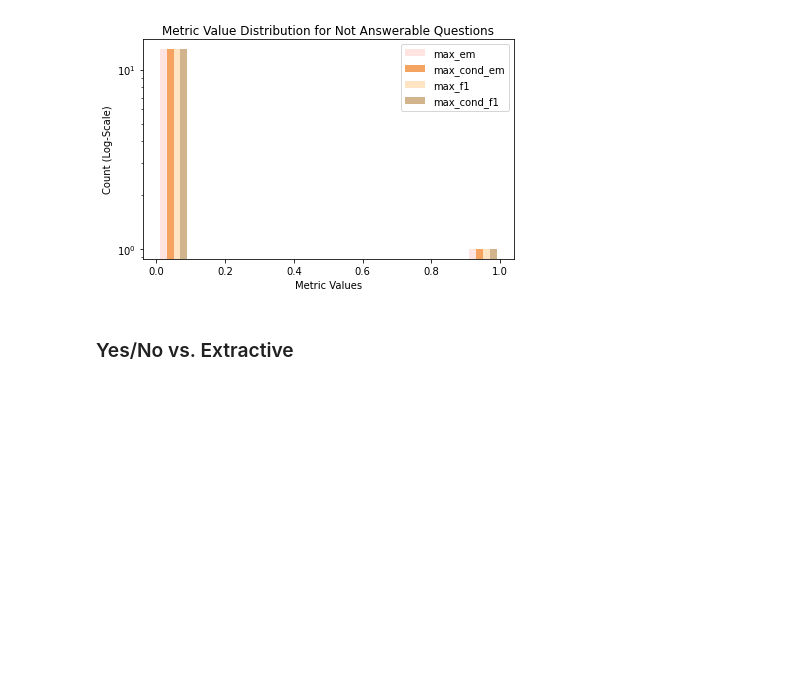
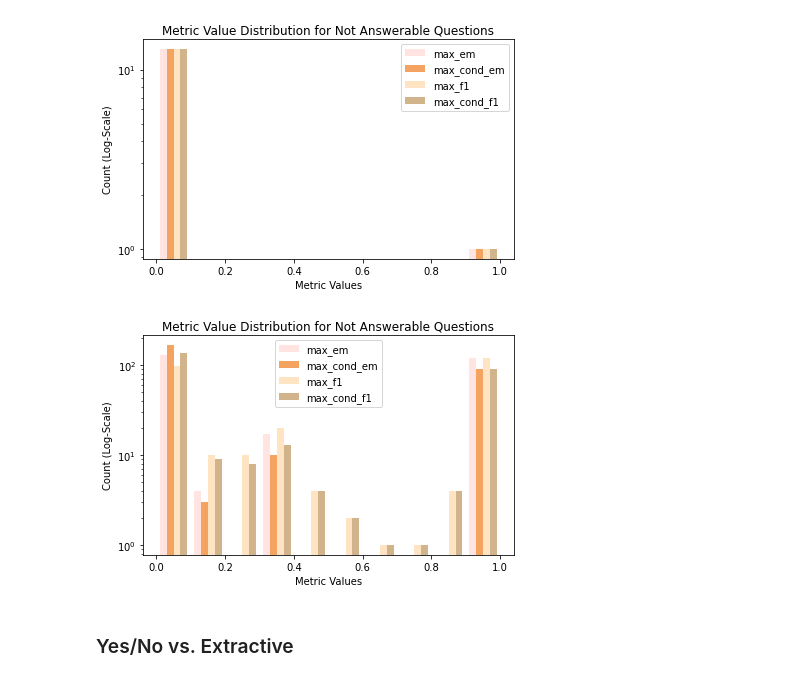
Before and after one commit to qjiang002/11711-Project-QA, a Jupyter notebook: Analysis/error-analysis.ipynb, the cells around one changed output. Cells and saved outputs as stored; diff of their text form; code cells hidden in the pictures; blank space fills up the shorter version.

```diff
--- a/Analysis/error-analysis.ipynb
+++ b/Analysis/error-analysis.ipynb
@@ -144,6 +144,23 @@ plt.tight_layout()
 plt.savefig(f"{root_dir}/notans_metrics.png", dpi=128)
 # %% [output]
 [figure]
+# %%
+# take out answerable questions
+answerables = dfcb[dfcb['not_answerable'] == False]
+
+plt.figure()
+METRICS = [f"max_{v}{u}" for u in ('em', 'f1') for v in ('', 'cond_')]
+xs = [answerables[m] for m in METRICS]
+plt.hist(xs, color=['mistyrose', 'sandybrown', 'bisque', 'tan'])
+plt.legend(METRICS)
+plt.title("Metric Value Distribution for Not Answerable Questions")
+plt.ylabel('Count (Log-Scale)')
+plt.yscale('log')
+plt.xlabel('Metric Values')
+plt.tight_layout()
+plt.savefig(f"{root_dir}/ans_metrics.png", dpi=128)
+# %% [output]
+[figure, added]
 # %% [markdown]
 ### Yes/No vs. Extractive
 # %%
```
Also changed, not shown: parts of 6 cells of this notebook, 4 other files.
